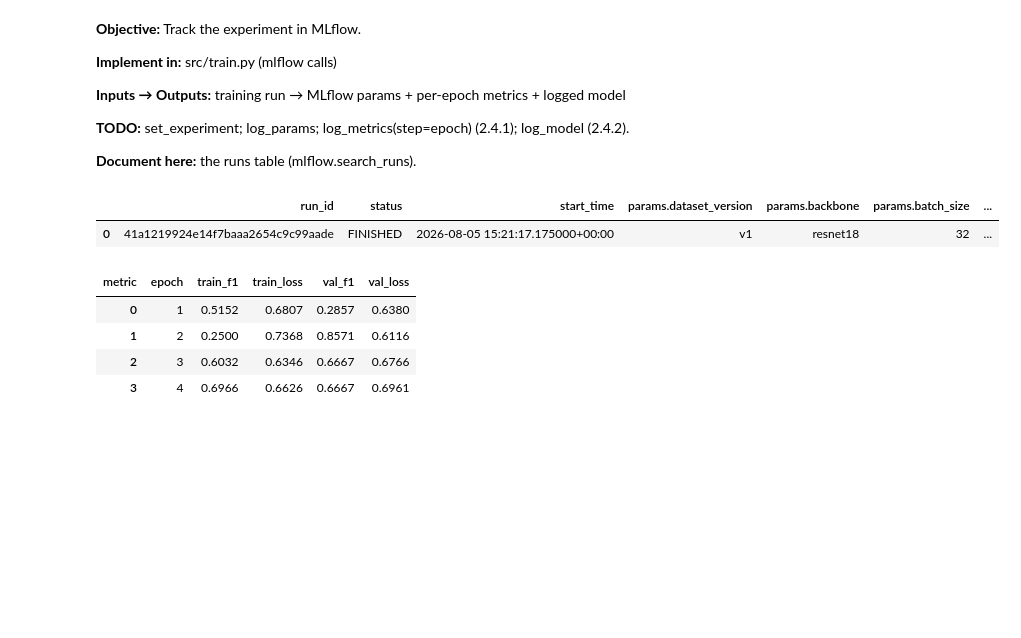
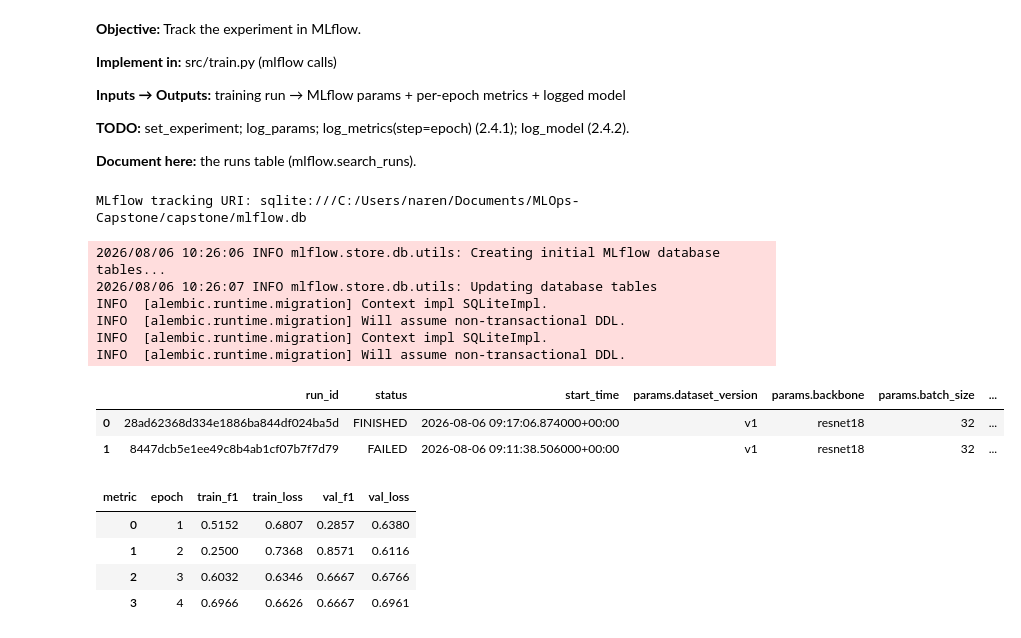
Before and after one commit to narendhar007/capstone, a Jupyter notebook: Model_Development_and_Tracking.ipynb, the cells around one changed output. Cells and saved outputs as stored; diff of their text form; code cells hidden in the pictures; blank space fills up the shorter version.

```diff
--- a/Model_Development_and_Tracking.ipynb
+++ b/Model_Development_and_Tracking.ipynb
@@ -302,14 +302,15 @@ on the independent test partition.
 import mlflow
 import pandas as pd
 
-tracking_uri = config.MLRUNS_DIR.resolve().as_uri()
-
-# Set the MLflow tracking URI to the one specified in the configuration, which allows for logging and
-# retrieving experiment runs from the correct MLflow server or local directory.
-mlflow.set_tracking_uri(
-    tracking_uri
+# Use the SQLite backend for experiment tracking and Model Registry.
+tracking_uri = (
+    f"sqlite:///"
+    f"{(config.BASE_DIR / 'mlflow.db').resolve().as_posix()}"
 )
 
+mlflow.set_tracking_uri(tracking_uri)
+
+print("MLflow tracking URI:", mlflow.get_tracking_uri())
 # Search for all runs in the specified MLflow experiment, which allows for retrieving the training results
 # and metadata for analysis and comparison.
 runs = mlflow.search_runs(
@@ -329,34 +330,42 @@ run_columns = [
     "params.backbone",
     "params.batch_size",
     "params.learning_rate",
     "params.random_seed",
     "metrics.best_val_f1",
     "metrics.best_epoch",
     "metrics.epochs_completed",
 ]
 
 # Filter the run_columns list to include only those columns that are present in the runs DataFrame,
 # ensuring that the summary table only contains valid columns for display.
 run_columns = [
     column
     for column in run_columns
     if column in runs.columns
 ]
 
 # Create a summary table of the training runs, sorted by start time in descending order,
 # to display the most recent runs first, making it easier to analyze the latest training results.
 runs_table = (
     runs[run_columns]
     .sort_values(
         "start_time",
         ascending=False,
     )
 )
 
 display(runs_table)
 # %% [output]
+MLflow tracking URI: sqlite:///C:/Users/naren/Documents/MLOps-Capstone/capstone/mlflow.db
+2026/08/06 10:26:06 INFO mlflow.store.db.utils: Creating initial MLflow database tables...
+2026/08/06 10:26:07 INFO mlflow.store.db.utils: Updating database tables
+INFO  [alembic.runtime.migration] Context impl SQLiteImpl.
+INFO  [alembic.runtime.migration] Will assume non-transactional DDL.
+INFO  [alembic.runtime.migration] Context impl SQLiteImpl.
+INFO  [alembic.runtime.migration] Will assume non-transactional DDL.
 |  | run_id | status | start_time | params.dataset_version | params.backbone | params.batch_size | ... |
-| 0 | 41a1219924e14f7baaa2654c9c99aade | FINISHED | 2026-08-05 15:21:17.175000+00:00 | v1 | resnet18 | 32 | ... |
+| 0 | 28ad62368d334e1886ba844df024ba5d | FINISHED | 2026-08-06 09:17:06.874000+00:00 | v1 | resnet18 | 32 | ... |
+| 1 | 8447dcb5e1ee49c8b4ab1cf07b7f7d79 | FAILED | 2026-08-06 09:11:38.506000+00:00 | v1 | resnet18 | 32 | ... |
 # %%
 #Display per-epoch training and validation metrics for the latest run in the MLflow experiment,
 # allowing for analysis of the model's performance over time.
```
Also changed, not shown: parts of 11 cells of this notebook, 4 other files.
